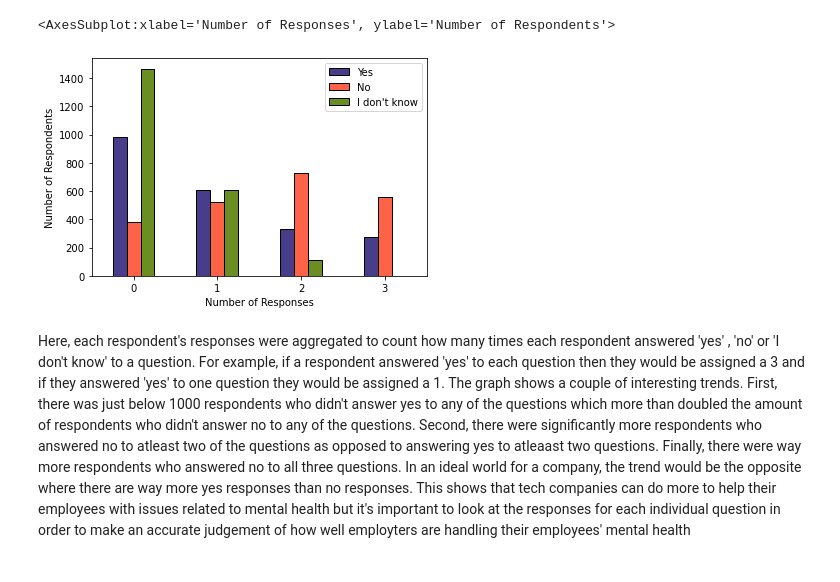
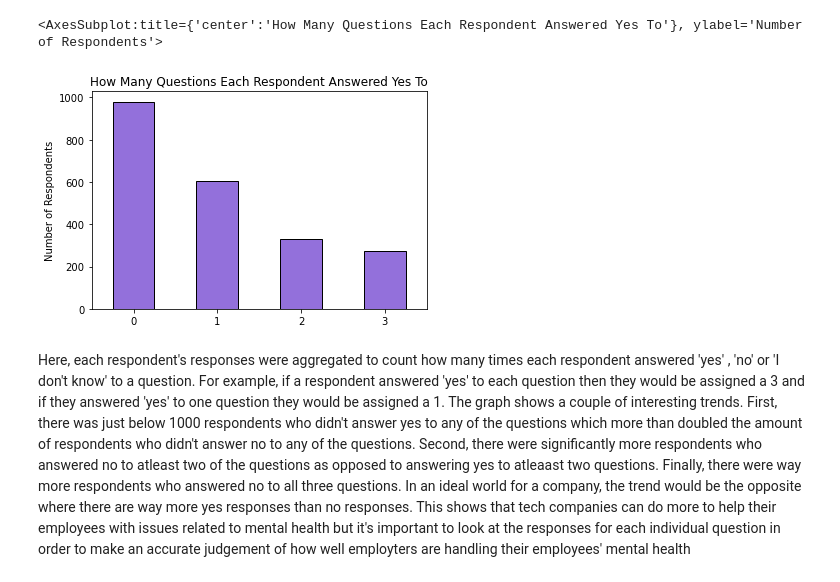
Before and after one commit to Patrick-Bacza/Group-7---Project, a Jupyter notebook: Employer_Analysis.ipynb, the cells around one changed output. Drawn from its saved outputs; the diff is of its cells as text; code cells hidden in the pictures.

```diff
--- a/Employer_Analysis.ipynb
+++ b/Employer_Analysis.ipynb
@@ -40,8 +43,8 @@ Survey_Data = Survey_Data.rename(columns ={'Do you know the options for mental h
 Survey_Data = Survey_Data[(Survey_Data['Question 1'] != 'Did Not Answer') & (Survey_Data['Question 2'] != 'Did Not Answer') & (Survey_Data['Question 3'] != 'Did Not Answer') ]
 # %%
 Survey_Data["Yes Responses"] = Survey_Data.apply(lambda x: (x == 'Yes').sum(), axis=1)
-Survey_Data["No Responses"] = Survey_Data.apply(lambda x: (x == 'No').sum(), axis=1)
-Survey_Data["'I don't know' Responses"] = Survey_Data.apply(lambda x: (x == "I don't know").sum(), axis=1)
+#Survey_Data["No Responses"] = Survey_Data.apply(lambda x: (x == 'No').sum(), axis=1)
+#Survey_Data["'I don't know' Responses"] = Survey_Data.apply(lambda x: (x == "I don't know").sum(), axis=1)
 
 Survey_Data
 # %% [output]
@@ -61,16 +64,14 @@ Survey_Data
 # %%
 yes = Survey_Data["Yes Responses"].value_counts()
-no = Survey_Data["No Responses"].value_counts()
-idk = Survey_Data["'I don't know' Responses"].value_counts()
+#no = Survey_Data["No Responses"].value_counts()
+#idk = Survey_Data["'I don't know' Responses"].value_counts()
 
-df = pd.DataFrame({
-                "Yes" : yes,
-                "No"  : no,
-                "I don't know" : idk
+Responses = pd.DataFrame({
+                "Yes" : yes
 })
 
 
-df["I don't know"] = df["I don't know"].fillna(value=0).astype('int')
+#Responses["I don't know"] = Responses["I don't know"].fillna(value=0).astype('int')
 
-df
+Responses
 # %% [output]
@@ -82,16 +95,17 @@ df
 # %%
-(df
+(Responses
     .plot(
     kind='bar',
     ylabel='Number of Respondents',
-    xlabel='Number of Responses',
-    color=['darkslateblue' , 'tomato' , 'olivedrab'],
+    color=['mediumpurple'],
+    title='How Many Questions Each Respondent Answered Yes To',
     rot=0,
-    edgecolor='black'
+    edgecolor='black',
+    legend=False
     ))
 # %% [output]
-<AxesSubplot:xlabel='Number of Responses', ylabel='Number of Respondents'>
+<AxesSubplot:title={'center':'How Many Questions Each Respondent Answered Yes To'}, ylabel='Number of Respondents'>
-[figure, old version]
+[figure, new version]
 # %% [markdown]
 Here, each respondent's responses were aggregated to count how many times each respondent answered 'yes' , 'no' or 'I don't know' to a question. For example, if a respondent answered 'yes' to each question then they would be assigned a 3 and if they answered 'yes' to one question they would be assigned a 1. The graph shows a couple of interesting trends. First, there was just below 1000 respondents who didn't answer yes to any of the questions which more than doubled the amount of respondents who didn't answer no to any of the questions. Second, there were significantly more respondents who answered no to atleast two of the questions as opposed to answering yes to atleaast two questions. Finally, there were way more respondents who answered no to all three questions. In an ideal world for a company, the trend would be the opposite where there are way more yes responses than no responses. This shows that tech companies can do more to help their employees with issues related to mental health but it's important to look at the responses for each individual question in order to make an accurate judgement of how well employters are handling their employees' mental health
 # %%
```
Also changed, not shown: parts of 7 cells of this notebook, 1 other file.
